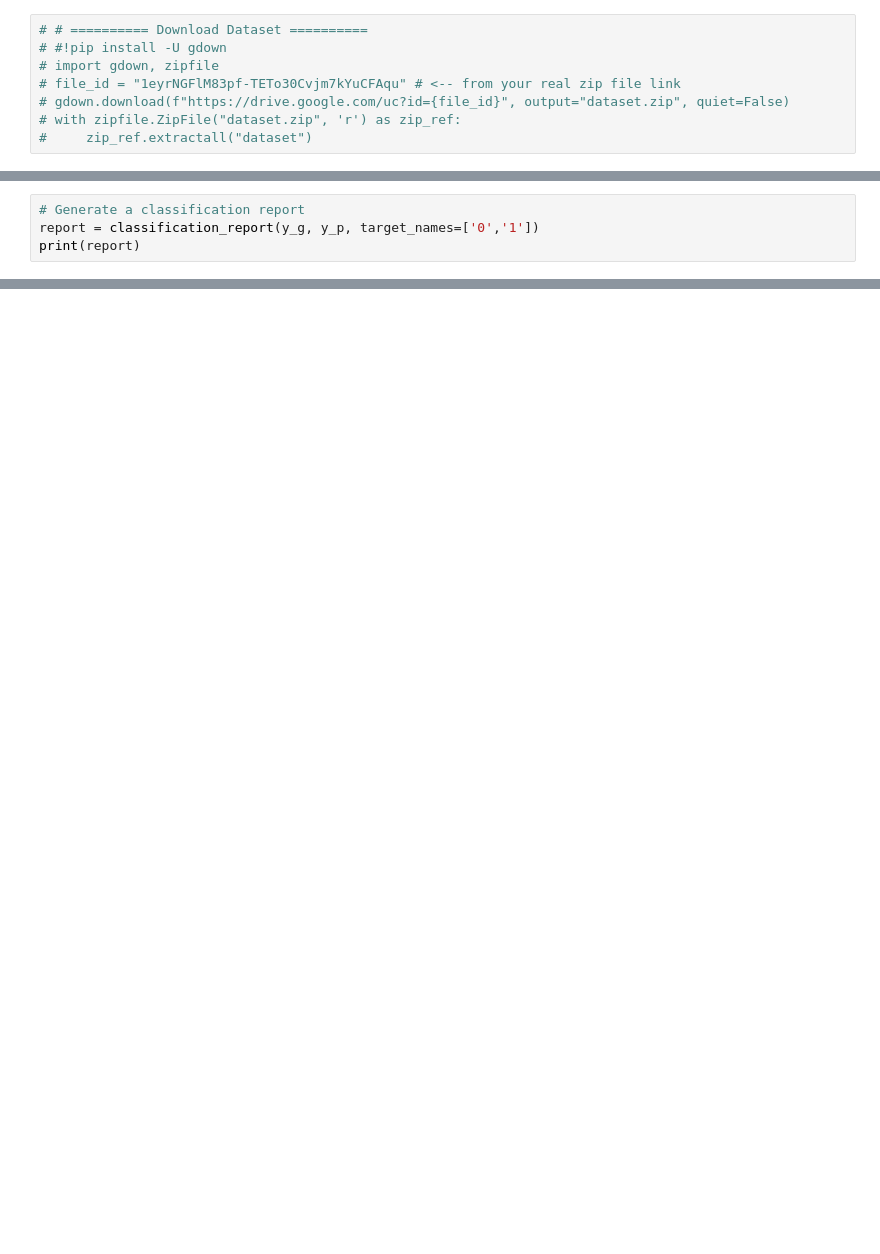
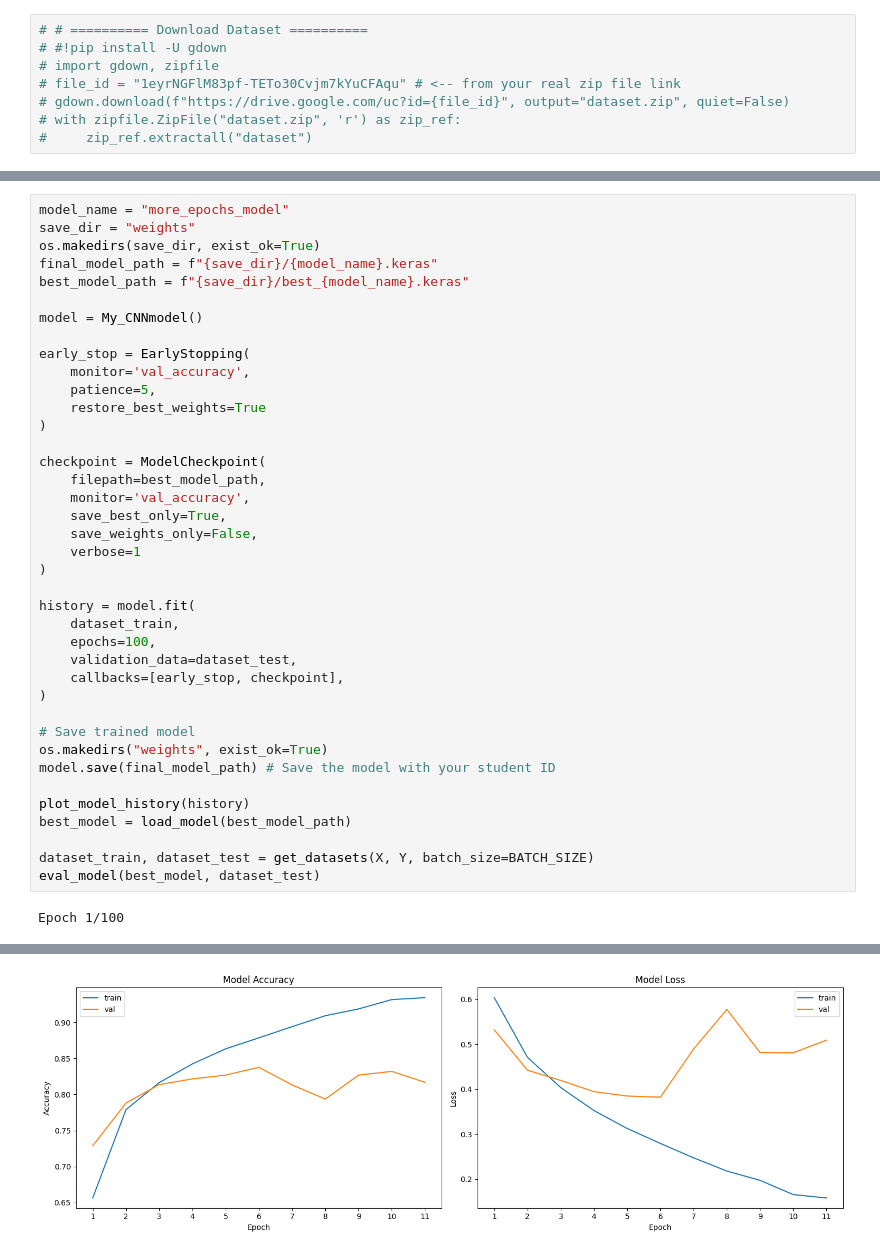
Before and after one commit to NightLightTw/ML-Labs, a Jupyter notebook: Labs6/313605013_Lab6_Homework.ipynb, the cells around one changed output, grey strips where cells are left out. Saved outputs shown, nothing was run; the diff lists cells and outputs as text; blank space fills up the shorter version.

```diff
--- a/Labs6/313605013_Lab6_Homework.ipynb
+++ b/Labs6/313605013_Lab6_Homework.ipynb
@@ -192,4 +283,41 @@ plt.show()
-# %%
-# Generate a classification report
-report = classification_report(y_g, y_p, target_names=['0','1'])
-print(report)
+# %%
+model_name = "more_epochs_model"
+save_dir = "weights"
+os.makedirs(save_dir, exist_ok=True)
+final_model_path = f"{save_dir}/{model_name}.keras"
+best_model_path = f"{save_dir}/best_{model_name}.keras"
+
+model = My_CNNmodel()
+
+early_stop = EarlyStopping(
+    monitor='val_accuracy',
+    patience=5,
+    restore_best_weights=True
+)
+
+checkpoint = ModelCheckpoint(
+    filepath=best_model_path,
+    monitor='val_accuracy',
+    save_best_only=True,
+    save_weights_only=False,
+    verbose=1
+)
+
+history = model.fit(
+    dataset_train,
+    epochs=100,
+    validation_data=dataset_test,
+    callbacks=[early_stop, checkpoint],
+)
+
+# Save trained model
+os.makedirs("weights", exist_ok=True)
+model.save(final_model_path) # Save the model with your student ID
+
+plot_model_history(history)
+best_model = load_model(best_model_path)
+
+dataset_train, dataset_test = get_datasets(X, Y, batch_size=BATCH_SIZE)
+eval_model(best_model, dataset_test)
+# %% [output]
+Epoch 1/100
@@ -195,0 +341 @@ print(report)
+[figure, added]
```
Also changed, not shown: parts of 16 cells of this notebook, 1 other file.
